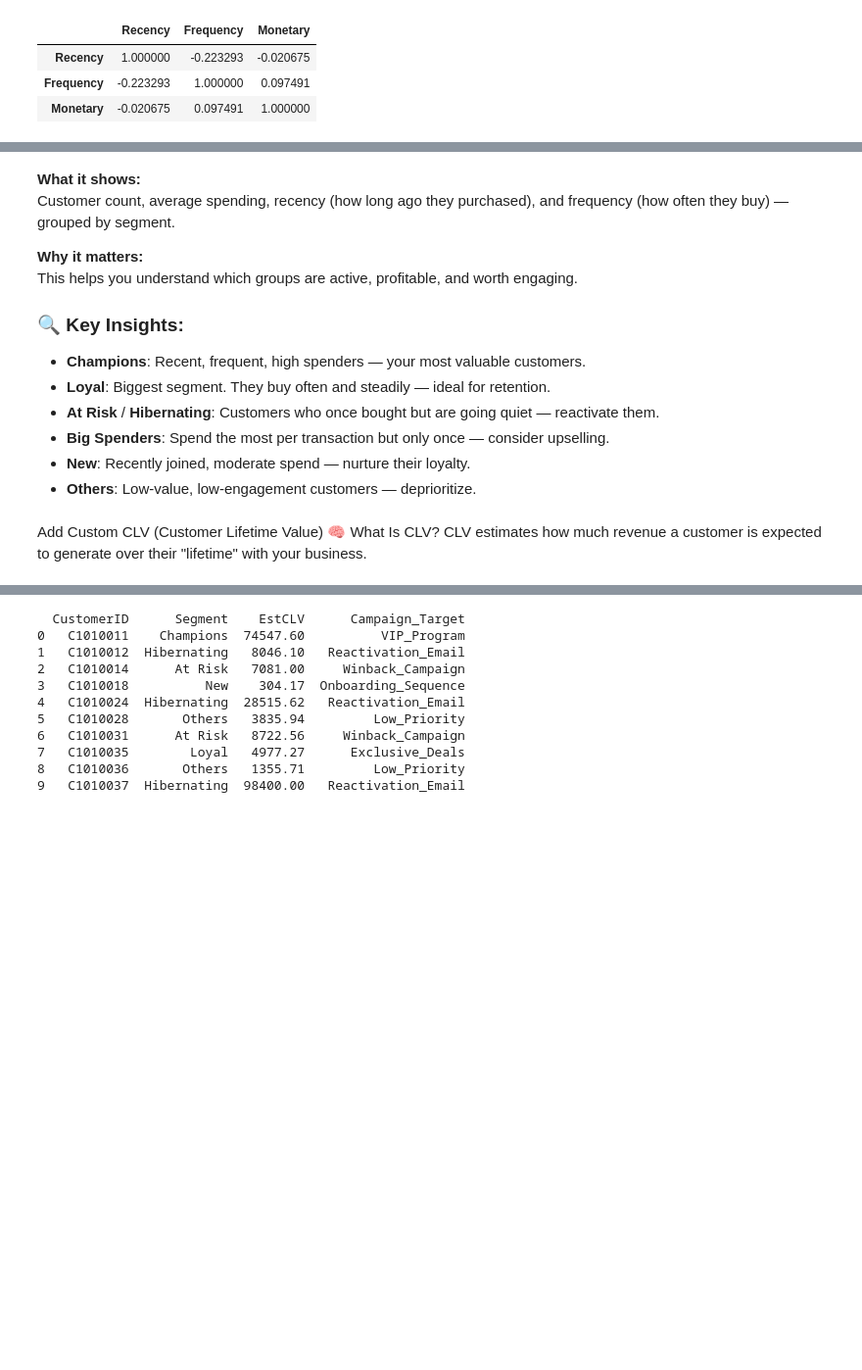
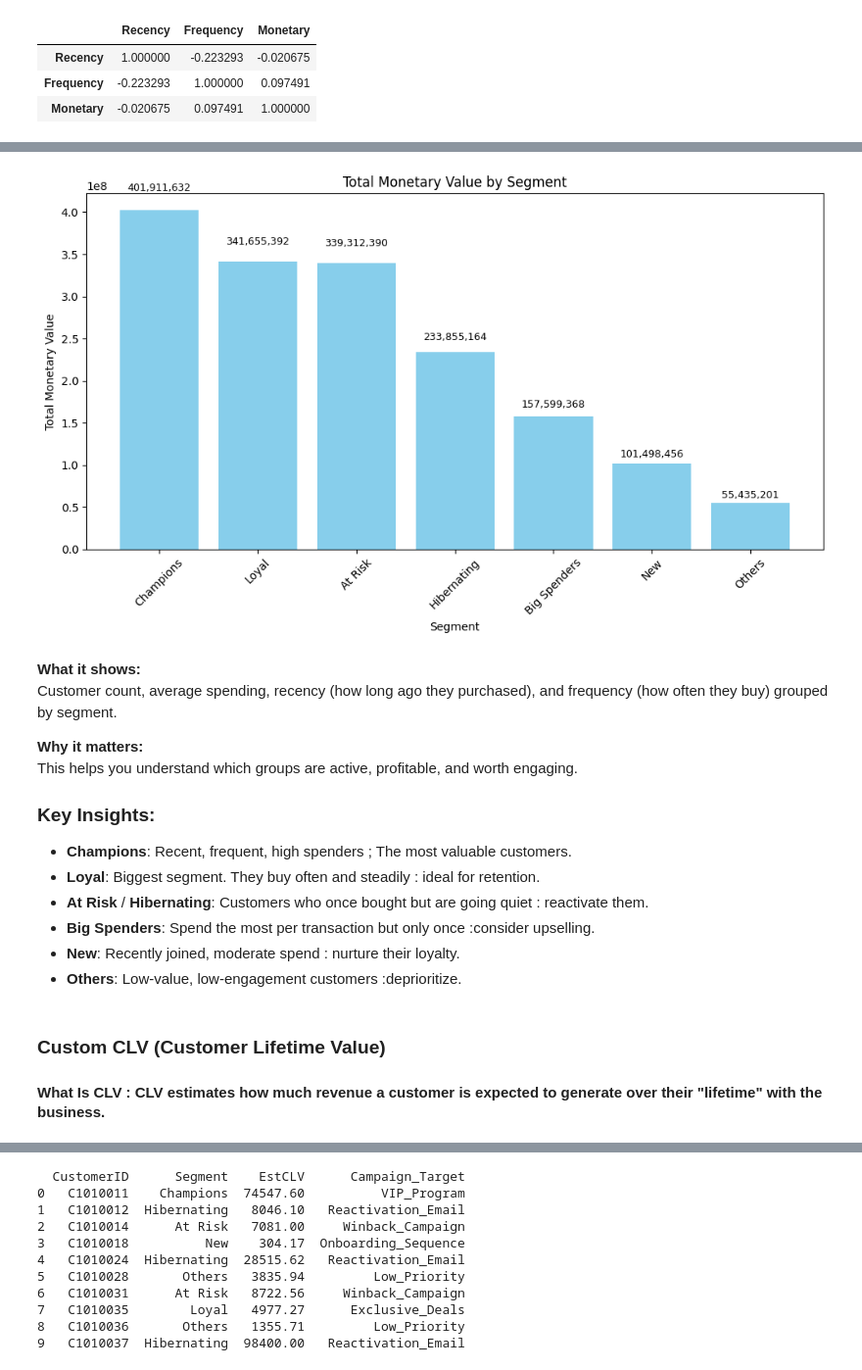
Before and after one commit to bopitien/rfm-customer-segmentation-novabank, a Jupyter notebook: notebooks/analysis.ipynb, the cells around one changed output, grey strips where cells are left out. Shown at 98% size. Cells and saved outputs as stored; diff of their text form; code cells hidden in the pictures; blank space fills up the shorter version.

```diff
--- a/notebooks/analysis.ipynb
+++ b/notebooks/analysis.ipynb
@@ -719,23 +759,44 @@ Others                1.00
+# %%
+# Sort values by total monetary
+segment_summary_sorted = segment_summary.sort_values(by='TotalMonetary', ascending=False)
+
+plt.figure(figsize=(10, 6))
+bars = plt.bar(segment_summary_sorted.index, segment_summary_sorted['TotalMonetary'], color='skyblue')
+
+plt.title('Total Monetary Value by Segment')
+plt.xlabel('Segment')
+plt.ylabel('Total Monetary Value')
+plt.xticks(rotation=45)
+
+# Add value labels on top of bars
+for bar in bars:
+    yval = bar.get_height()
+    plt.text(bar.get_x() + bar.get_width()/2, yval + 0.05*yval, f'{yval:,.0f}', ha='center', va='bottom', fontsize=9)
+
+plt.tight_layout()
+plt.show()
+# %% [output]
+[figure, added]
 # %% [markdown]
 
 
 **What it shows:**
-Customer count, average spending, recency (how long ago they purchased), and frequency (how often they buy) — grouped by segment.
+Customer count, average spending, recency (how long ago they purchased), and frequency (how often they buy) grouped by segment.
 
 **Why it matters:**
 This helps you understand which groups are active, profitable, and worth engaging.
 
-### 🔍 Key Insights:
-- **Champions**: Recent, frequent, high spenders — your most valuable customers.
-- **Loyal**: Biggest segment. They buy often and steadily — ideal for retention.
-- **At Risk** / **Hibernating**: Customers who once bought but are going quiet — reactivate them.
-- **Big Spenders**: Spend the most per transaction but only once — consider upselling.
-- **New**: Recently joined, moderate spend — nurture their loyalty.
-- **Others**: Low-value, low-engagement customers — deprioritize.
+### Key Insights:
+- **Champions**: Recent, frequent, high spenders ; The most valuable customers.
+- **Loyal**: Biggest segment. They buy often and steadily : ideal for retention.
+- **At Risk** / **Hibernating**: Customers who once bought but are going quiet : reactivate them.
+- **Big Spenders**: Spend the most per transaction but only once :consider upselling.
+- **New**: Recently joined, moderate spend : nurture their loyalty.
+- **Others**: Low-value, low-engagement customers :deprioritize.
 # %% [markdown]
-Add Custom CLV (Customer Lifetime Value)
-🧠 What Is CLV?
-CLV estimates how much revenue a customer is expected to generate over their "lifetime" with your business.
+### Custom CLV (Customer Lifetime Value)
+
+#### What Is CLV : CLV estimates how much revenue a customer is expected to generate over their "lifetime" with the business.
 # %%
 # Add small value to avoid division by zero
 RFM_Table['Safe_Recency'] = RFM_Table['Recency'].replace(0, 1)
```
Also changed, not shown: parts of 33 cells of this notebook, 4 other files.
